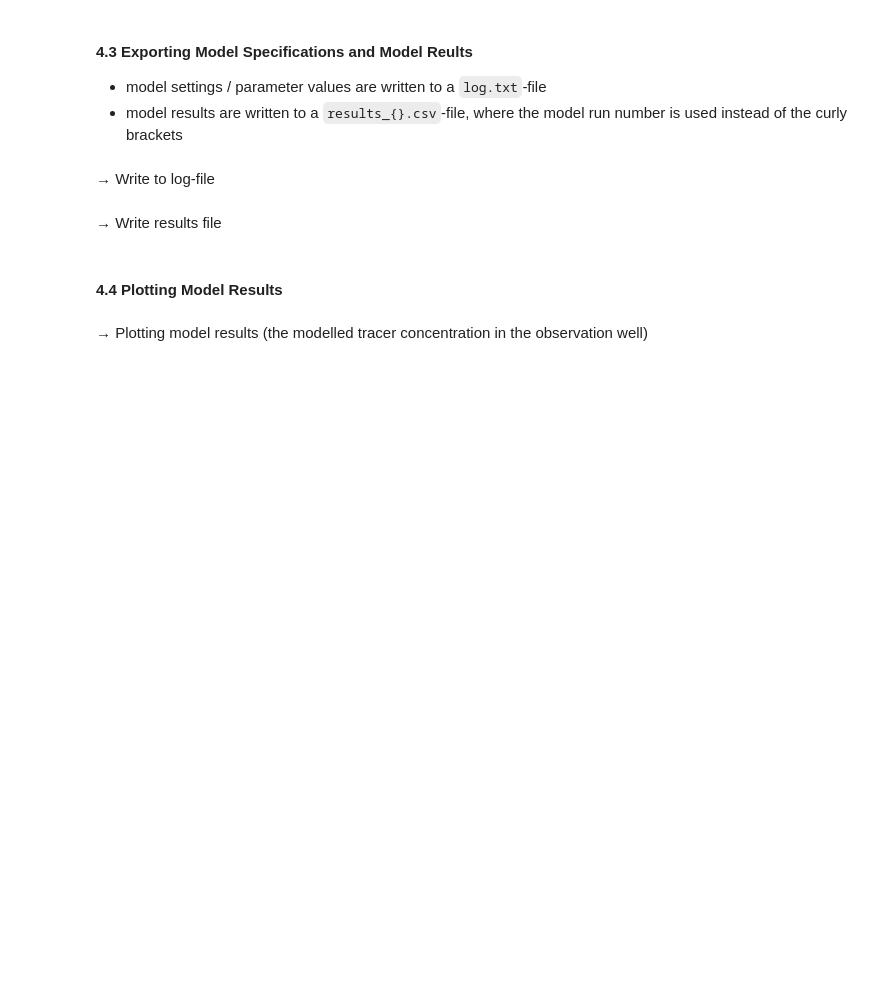
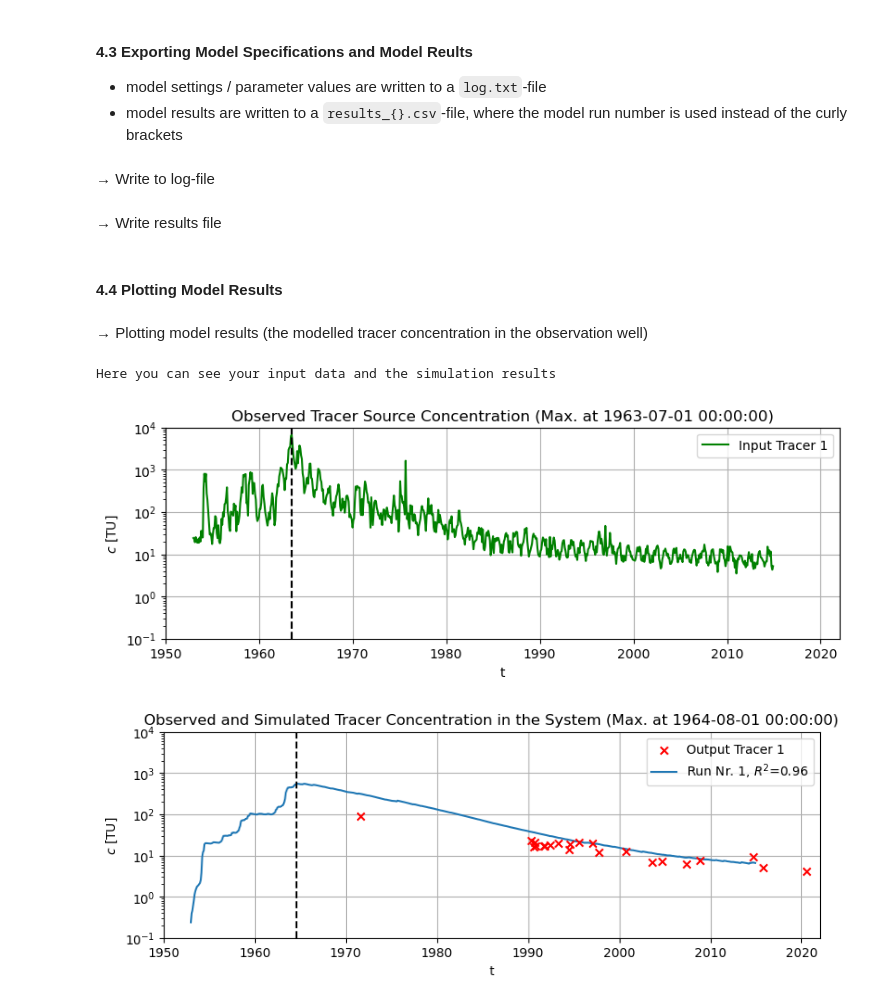
Before and after one commit to jvollhueter/ISOSIMpy, a Jupyter notebook: Notebook_Tracer_simple.ipynb, the cells around one changed output. Cells and saved outputs as stored; diff of their text form; code cells hidden in the pictures; blank space fills up the shorter version.

```diff
--- a/Notebook_Tracer_simple.ipynb
+++ b/Notebook_Tracer_simple.ipynb
@@ -333,3 +332,39 @@ results_series.to_csv(r'out/results_{}.csv'.format(Par.n), sep=';')
 #### 4.4 Plotting Model Results
 # %% [markdown]
 &rarr; Plotting model results (the modelled tracer concentration in the observation well)
+# %%
+print('Here you can see your input data and the simulation results')
+sample_vis = sample.drop(sample[sample[3] == 0].index)
+fig3, ax3 = plt.subplots(nrows=1, ncols=1, figsize=(8, 3), constrained_layout=True)
+ax3.plot(rain['Date'], rain[3], label='Input Tracer 1', color='green')
+ax3.axvline(rain.iloc[np.argmax(rain[3]), 4], ls="--", c="black")
+ax3.legend()
+ax3.grid(zorder=0)
+ax3.tick_params(axis='x', which='minor', bottom=False)
+ax3.set(title='Observed Tracer Source Concentration (Max. at {})'.format(rain.iloc[np.argmax(rain[3]), 4]),
+        ylabel='$c$ [TU]',
+        xlabel='t',
+        ylim=(1e-1, 1e4),
+        xlim=(pd.to_datetime("1950-01-01"), pd.to_datetime("2022-01-01")),
+        yscale="log")
+
+fig4, ax4 = plt.subplots(nrows=1, ncols=1, figsize=(8, 3), constrained_layout=True)
+ax4.scatter(sample_vis['Date'], sample_vis[1], label='Output Tracer 1', marker='x', zorder=5, c="red")
+ax4.plot(rain['Date'], result.result, label='Run Nr. {}, $R^2$={:1.2f}'.format(Par.n, rsq))
+ax4.axvline(rain.iloc[np.argmax(result.result), 4], ls="--", c="black")
+ax4.legend()
+ax4.grid(zorder=0)
+ax4.set(title='Observed and Simulated Tracer Concentration in the System (Max. at {})'.format(rain.iloc[np.argmax(result.result), 4]),
+        ylabel='$c$ [TU]',
+        xlabel='t',
+        ylim=(1e-1, 1e4),
+        xlim=(pd.to_datetime("1950-01-01"), pd.to_datetime("2022-01-01")),
+        yscale="log")
+
+# save figure
+# model mtt hl pd eta
+plt.savefig("model_run_{}_{}_{}_{}_{}.png".format(Par.MODNUM, Par.TT, Par.Thalf_1, Par.PD, Par.eta), dpi=400)
+# %% [output]
+Here you can see your input data and the simulation results
+[figure, added]
+[figure, added]
```
Also changed, not shown: parts of 6 cells of this notebook, 8 other files.
